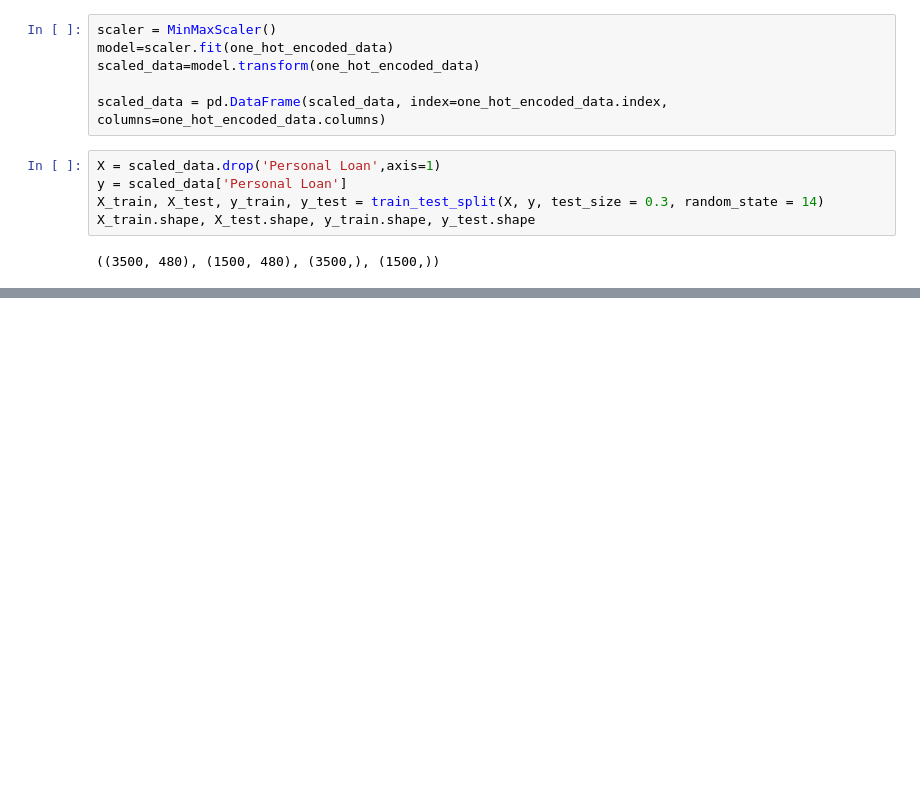
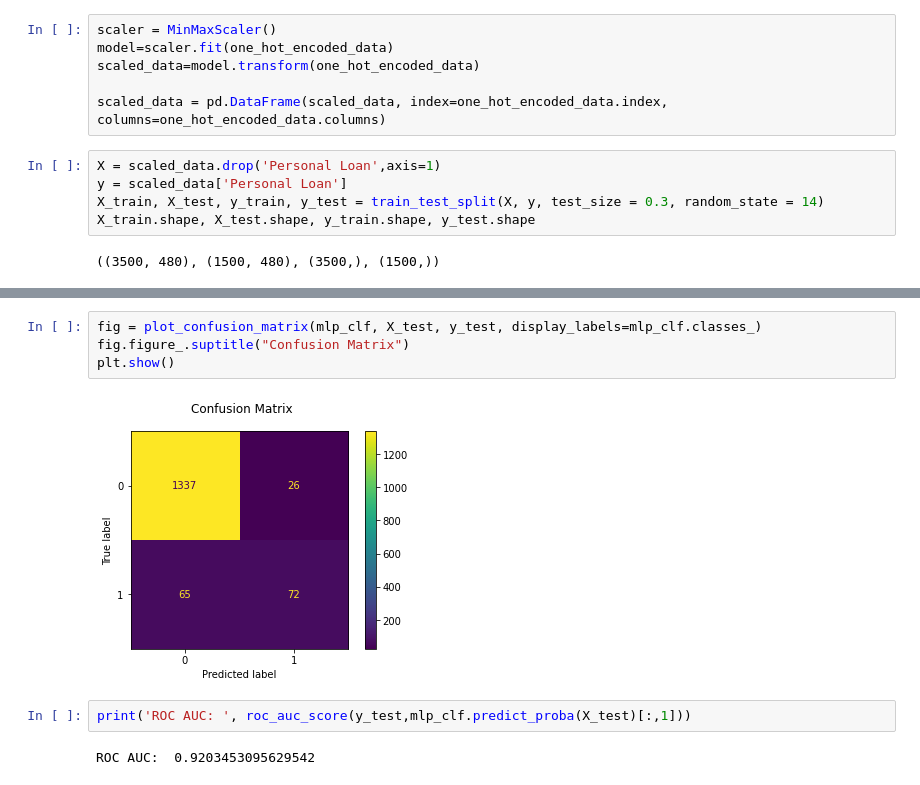
Before and after one commit to niramay447/kaggle-competitions, a Jupyter notebook: bank-loan-prediction.ipynb, the cells around one changed output, grey strips where cells are left out. Saved outputs shown, nothing was run; the diff lists cells and outputs as text; blank space fills up the shorter version.

Commit message:
Kaggle Notebook | bank-loan-prediction | Version 2

```diff
--- a/bank-loan-prediction.ipynb
+++ b/bank-loan-prediction.ipynb
@@ -147,3 +151,13 @@ print(classification_report(y_test,pred))
     accuracy                           0.94      1500
    macro avg       0.84      0.75      0.79      1500
 weighted avg       0.93      0.94      0.93      1500
+# %%
+fig = plot_confusion_matrix(mlp_clf, X_test, y_test, display_labels=mlp_clf.classes_)
+fig.figure_.suptitle("Confusion Matrix")
+plt.show()
+# %% [output]
+[figure, added]
+# %%
+print('ROC AUC: ', roc_auc_score(y_test,mlp_clf.predict_proba(X_test)[:,1]))
+# %% [output]
+ROC AUC:  0.9203453095629542
```
Also changed, not shown: parts of 7 cells of this notebook.
